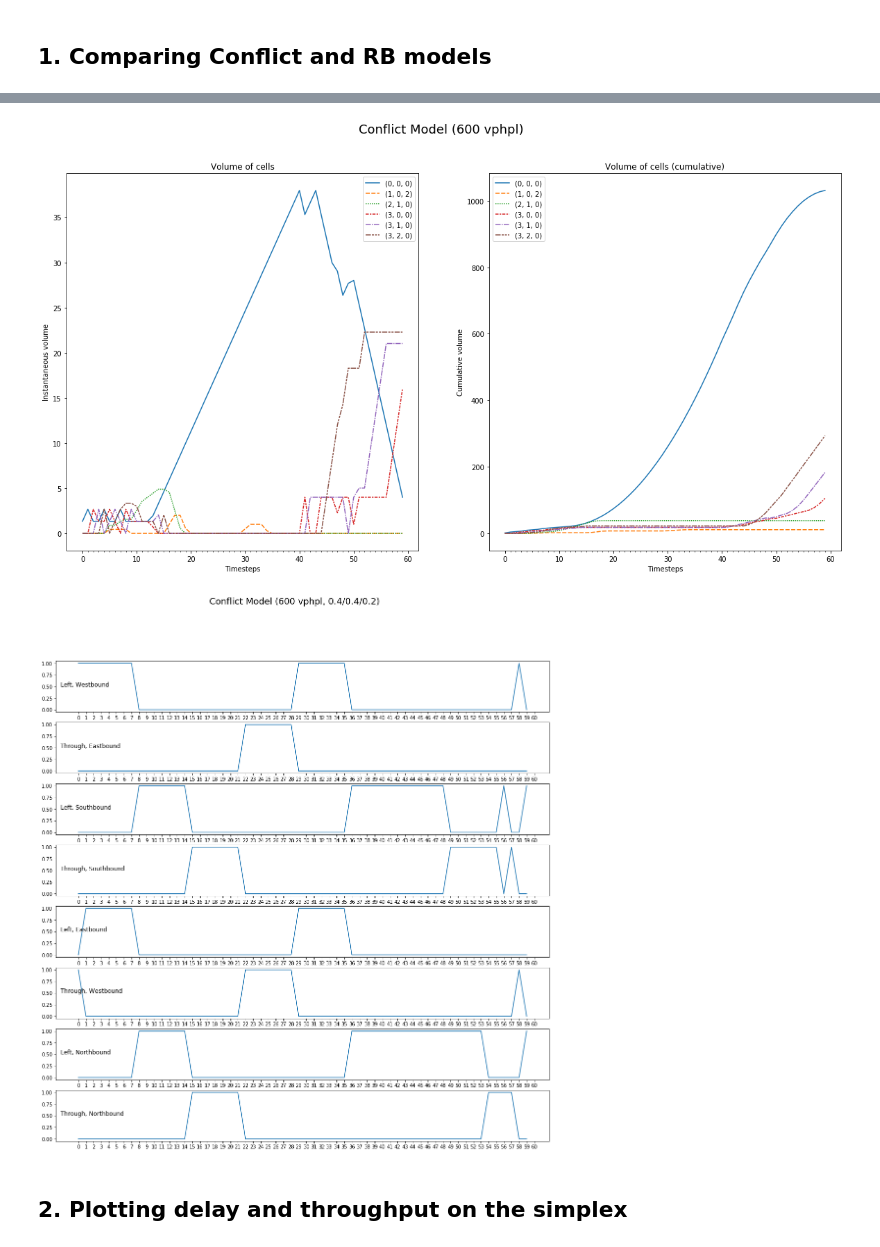
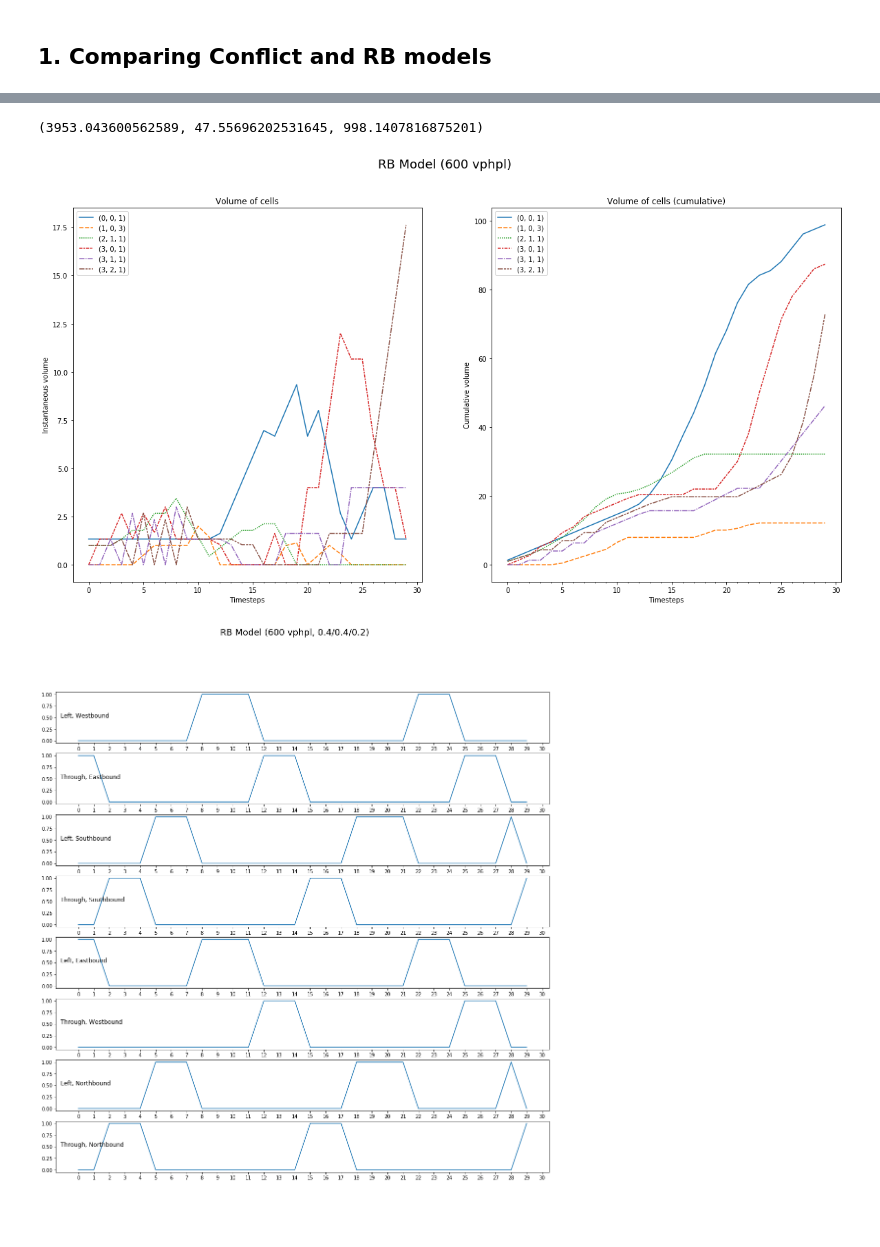
Before and after one commit to DEGABGED/linear_solver, a Jupyter notebook: CTM MILP Model Running Environment (Preloading).ipynb, the cells around one changed output, grey strips where cells are left out. Cells and saved outputs as stored; diff of their text form; code cells hidden in the pictures; blank space fills up the shorter version.

Commit message:
Fix preloading NOTE: erratic greentimes

```diff
--- a/CTM MILP Model Running Environment (Preloading).ipynb
+++ b/CTM MILP Model Running Environment (Preloading).ipynb
@@ -42,25 +42,15 @@ parameters = {
 
 # Varying parameters: demand, use_flow_weight, flow_weight, alpha
 # %%
-def run_model(demand, alpha=1, beta=0, gamma=0, log_output=True, ringbarrier=False, preload=None):
-    if ringbarrier:
-        model = RBModel(
-            demand=demand,
-            alpha=alpha,
-            beta=beta,
-            gamma=gamma,
-            preload=preload,
-            **parameters
-        )
-    else:
-        model = ConflictModel(
-            demand=demand,
-            alpha=alpha,
-            beta=beta,
-            gamma=gamma,
-            preload=preload,
-            **parameters
-        )
+def run_model(demand, alpha=1, beta=0, gamma=0, log_output=True, preload=None):
+    model = RBModel(
+        demand=demand,
+        alpha=alpha,
+        beta=beta,
+        gamma=gamma,
+        preload=preload,
+        **parameters
+    )
     model.generate()
     runtime = model.solve(log_output=log_output)
     dfx, dfy, dfg = model.return_solution()
@@ -277,9 +267,9 @@ ctm = {
     (2, 2, 1): 0,
     (1, 0, 1): 0,
 
-    (3, 0, 0): 2,
-    (3, 1, 0): 2,
-    (3, 2, 0): 5,
+    (3, 0, 0): 11,
+    (3, 1, 0): 11,
+    (3, 2, 0): 12,
     (2, 0, 0): 4,
     (2, 1, 0): 3,
     (2, 2, 0): 4,
@@ -293,9 +283,9 @@ ctm = {
     (2, 2, 3): 1,
     (1, 0, 3): 0,
 
-    (3, 0, 2): 1,
-    (3, 1, 2): 1,
-    (3, 2, 2): 2,
+    (3, 0, 2): 11,
+    (3, 1, 2): 11,
+    (3, 2, 2): 12,
     (2, 0, 2): 3,
     (2, 1, 2): 6,
     (2, 2, 2): 3,
@@ -329,0 +327,2 @@ print(obj_values)
+# %%
+dfx, dfy, dfg, dfparams, obj_values, runtime = run_model(demand=600, alpha=0.4, beta=0.4, gamma=0.2, log_output=True, preload=ctm)
@@ -330,10 +347,13 @@ print(obj_values)
+# %%
+#print(c_obj_values)
+print(obj_values)
+# %% [output]
+(3953.043600562589, 47.55696202531645, 998.1407816875201)
 # %%
-plot_volume(dfx, _cell_path, "Conflict Model (600 vphpl)", headless=False, filename='flow.png')
+plot_volume(dfx, _cell_path, "RB Model (600 vphpl)", headless=False, filename='flow.png')
 # %% [output]
-[figure, old version]
+[figure, new version]
 # %%
-plot_greentime(dfg, "Conflict Model (600 vphpl, 0.4/0.4/0.2)", headless=False)
+plot_greentime(dfg, "RB Model (600 vphpl, 0.4/0.4/0.2)", headless=False)
 # %% [output]
-[figure, old version]
+[figure, new version]
-# %% [markdown]
-## 2. Plotting delay and throughput on the simplex
```
Also changed, not shown: parts of 17 cells of this notebook, 2 other files.
